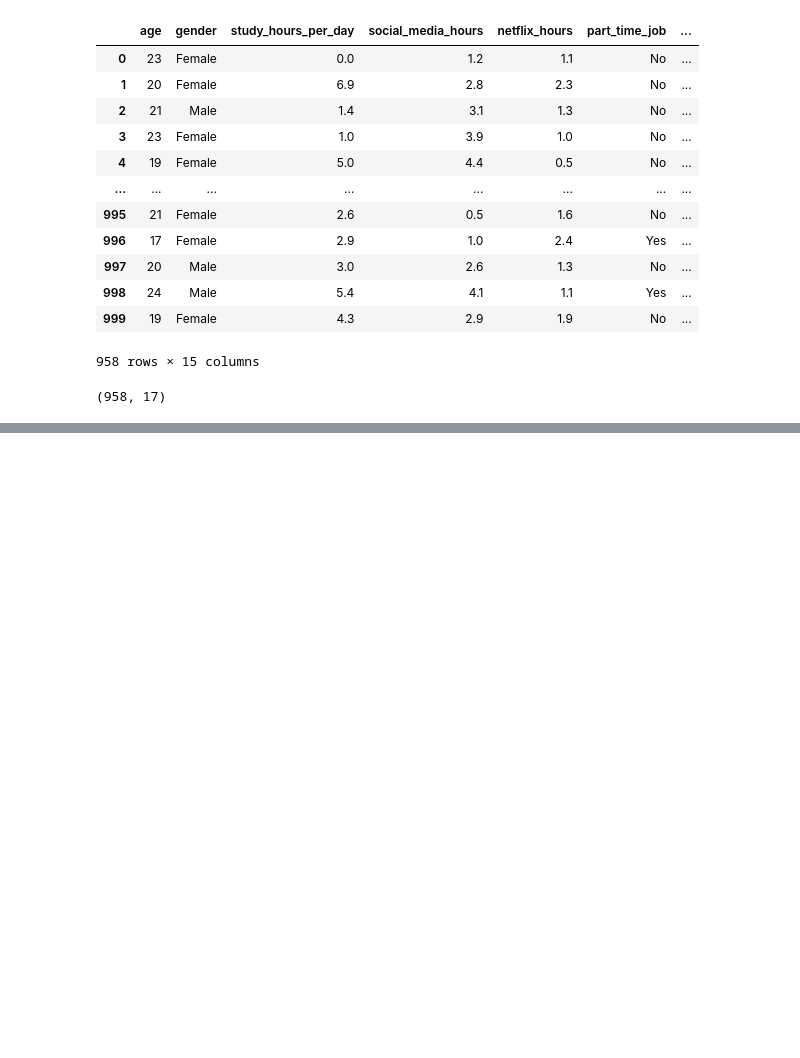
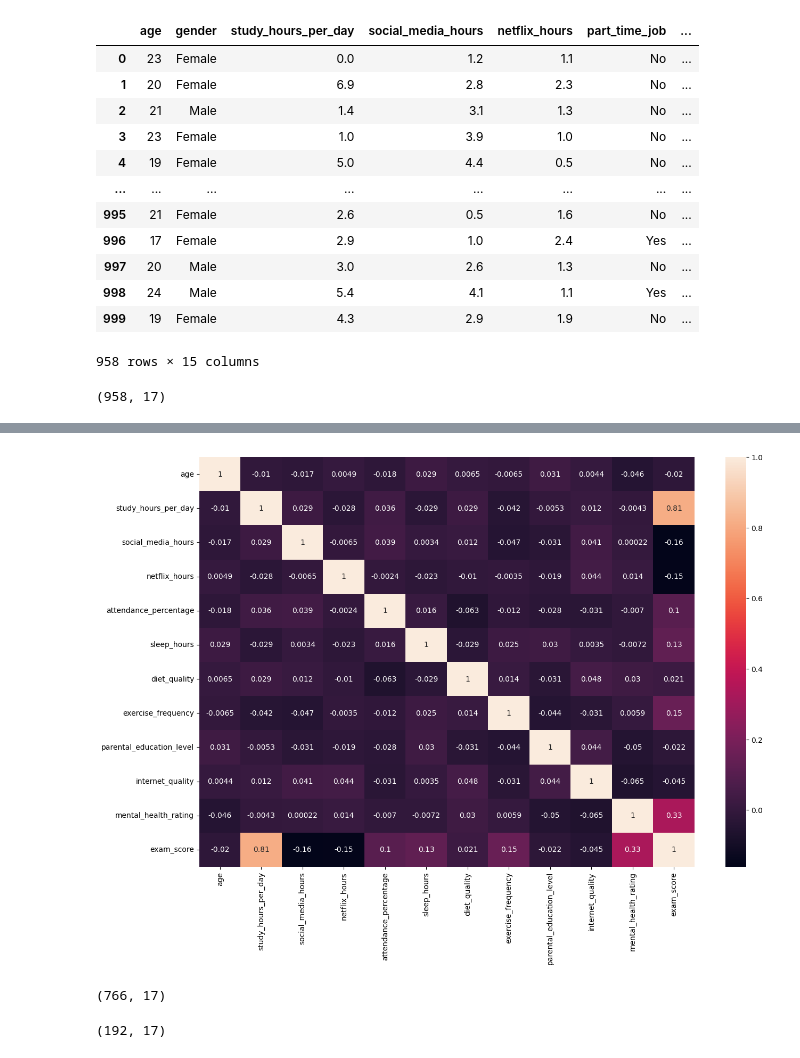
Before and after one commit to luisfelipebp/regression-student-habits, a Jupyter notebook: regression_student_habits.ipynb, the cells around one changed output, grey strips where cells are left out. Drawn from its saved outputs; the diff is of its cells as text; code cells hidden in the pictures; blank space fills up the shorter version.

```diff
--- a/regression_student_habits.ipynb
+++ b/regression_student_habits.ipynb
@@ -469,0 +509,7 @@ for col in numerical_cols:
+# %%
+correlacoes =  df.corr(numeric_only=True, method='spearman')
+# %%
+plt.figure(figsize=(15,10))
+sns.heatmap(correlacoes, annot=True);
+# %% [output]
+[figure, added]
@@ -469,0 +518,8 @@ for col in numerical_cols:
+# %%
+x_treino.shape
+# %% [output]
+(766, 17)
+# %%
+x_teste.shape
+# %% [output]
+(192, 17)
```
Also changed, not shown: parts of 34 cells of this notebook.
